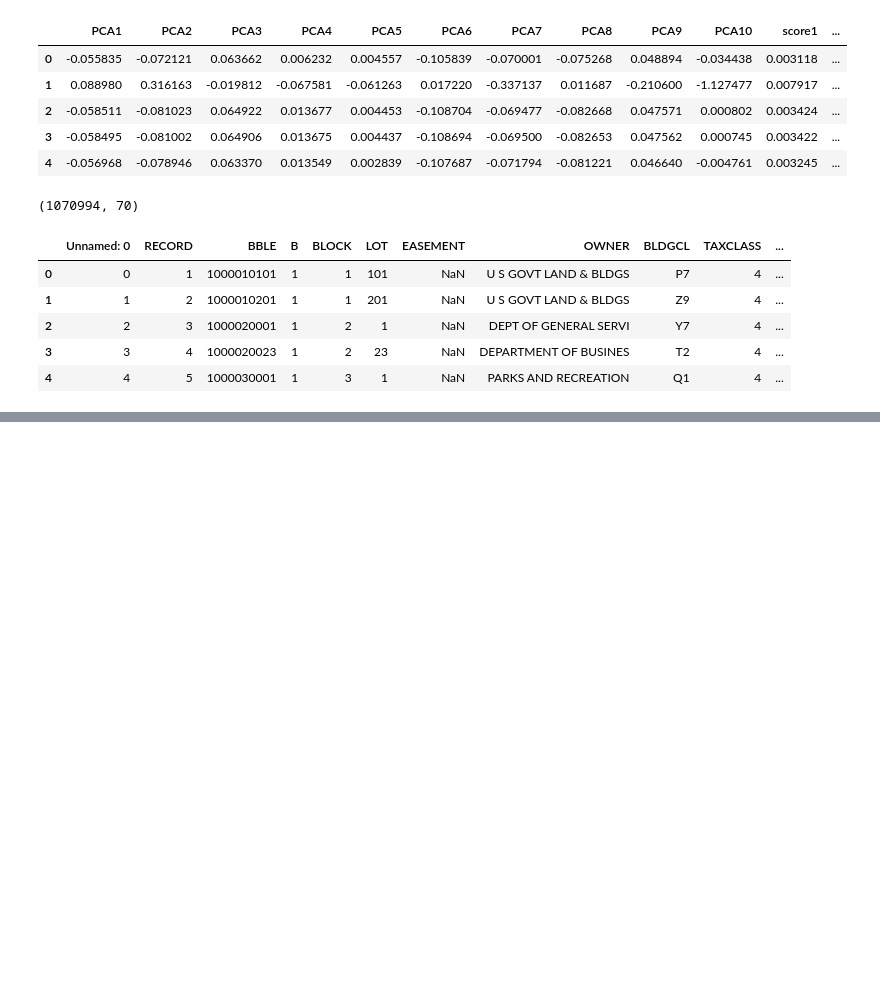
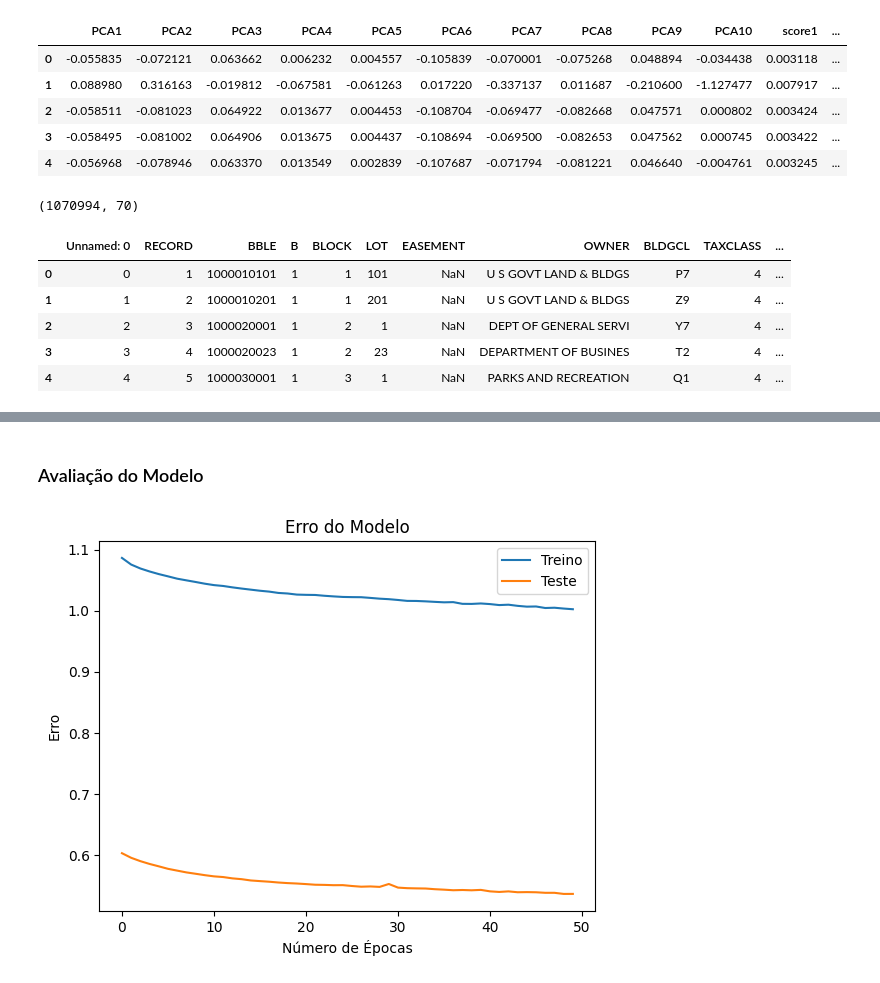
Before and after one commit to moiseiskalua/Business-Analytics, a Jupyter notebook: Fraud Analytics/Project-Modelagem.ipynb, the cells around one changed output, grey strips where cells are left out. Saved outputs shown, nothing was run; the diff lists cells and outputs as text; code cells hidden in the pictures; blank space fills up the shorter version.

```diff
--- a/Fraud Analytics/Project-Modelagem.ipynb
+++ b/Fraud Analytics/Project-Modelagem.ipynb
@@ -779,0 +857,22 @@ df_score1.head()
+# %%
+# Compila o modelo
+autoencoder.compile(optimizer = 'adam', loss = 'mean_squared_error', metrics = ['accuracy'])
+# %%
+# Checkpoint
+checkpointer = ModelCheckpoint(filepath = "modelo/modelo_autoencoder.h5", verbose = 0, save_best_only = True)
+# %%
+tensorboard = TensorBoard(log_dir = '.\logs',
+                          histogram_freq = 0,
+                          write_graph = True,
+                          write_images = True,
+                          profile_batch = 100000000)
+# %%
+# Treinamento
+history = autoencoder.fit(X_treino,
+                          X_treino,
+                          epochs = num_epoch,
+                          batch_size = batch_size,
+                          shuffle = True,
+                          validation_data = (X_teste, X_teste),
+                          verbose = 1,
+                          callbacks = [checkpointer, tensorboard]).history
@@ -779,0 +897,2 @@ df_score1.head()
+# %% [markdown]
+### Avaliação do Modelo
@@ -779,0 +902,10 @@ df_score1.head()
+# %%
+# Plot
+plt.plot(history['loss'])
+plt.plot(history['val_loss'])
+plt.title('Erro do Modelo')
+plt.ylabel('Erro')
+plt.xlabel('Número de Épocas')
+plt.legend(['Treino', 'Teste'], loc = 'upper right');
+# %% [output]
+[figure, added]
```
Also changed, not shown: parts of 36 cells of this notebook, 7 other files.
